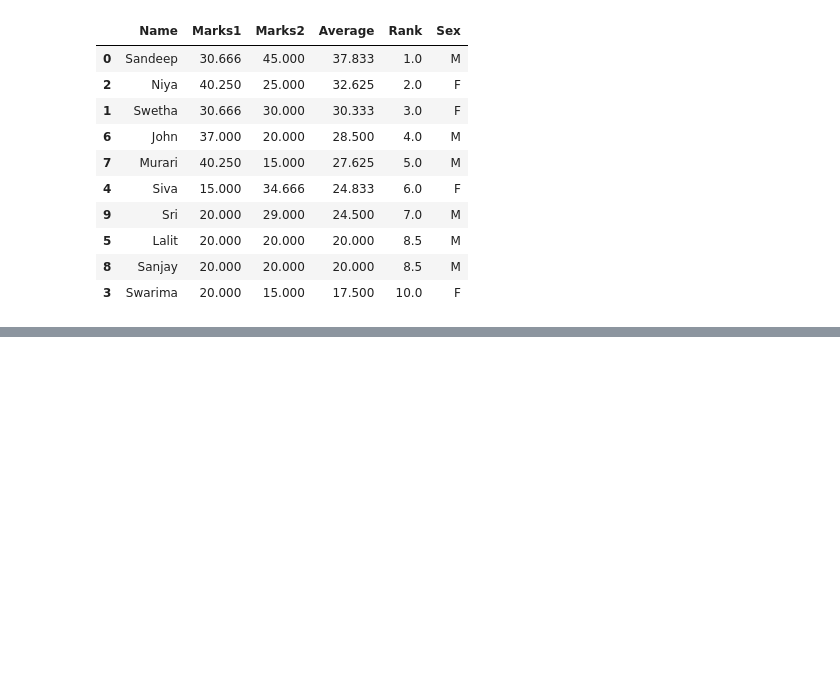
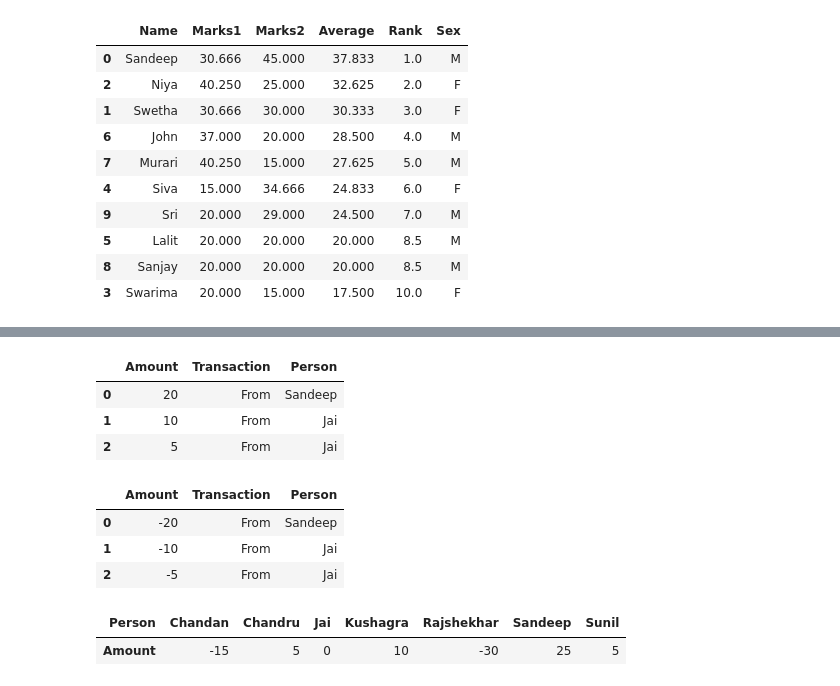
Before and after one commit to gridl/python-examples, a Jupyter notebook: pandas-samples.ipynb, the cells around one changed output, grey strips where cells are left out. Drawn from its saved outputs; the diff is of its cells as text; code cells hidden in the pictures; blank space fills up the shorter version.

```diff
--- a/pandas-samples.ipynb
+++ b/pandas-samples.ipynb
@@ -336,0 +351,28 @@ df_sm
+# %%
+# it would be easier if we break the columns into values
+dfb = pd.melt(df_bc, id_vars=['Amount'], var_name='Transaction', value_name='Person')
+dfb.head(3)
+# %% [output]
+|  | Amount | Transaction | Person |
+| 0 | 20 | From | Sandeep |
+| 1 | 10 | From | Jai |
+| 2 | 5 | From | Jai |
+# %%
+#to setup amount as per transaction. If given, reduce amount so negative. If got, add amount so plus
+def absAmount(x, y):
+    return -1*y if x=='From' else y
+
+dfb['Amount'] = dfb.apply(lambda row: absAmount(row['Transaction'], row['Amount']), axis=1)
+dfb.head(3)
+# %% [output]
+|  | Amount | Transaction | Person |
+| 0 | -20 | From | Sandeep |
+| 1 | -10 | From | Jai |
+| 2 | -5 | From | Jai |
+# %%
+#Now lets just group them up by person and get the sum that would give us what we seek
+df_finalb = dfb.groupby(['Person']).sum()
+df_finalb.T
+# %% [output]
+| Person | Chandan | Chandru | Jai | Kushagra | Rajshekhar | Sandeep | Sunil |
+| Amount | -15 | 5 | 0 | 10 | -30 | 25 | 5 |
```
Also changed, not shown: parts of 3 cells of this notebook, 2 other files.
